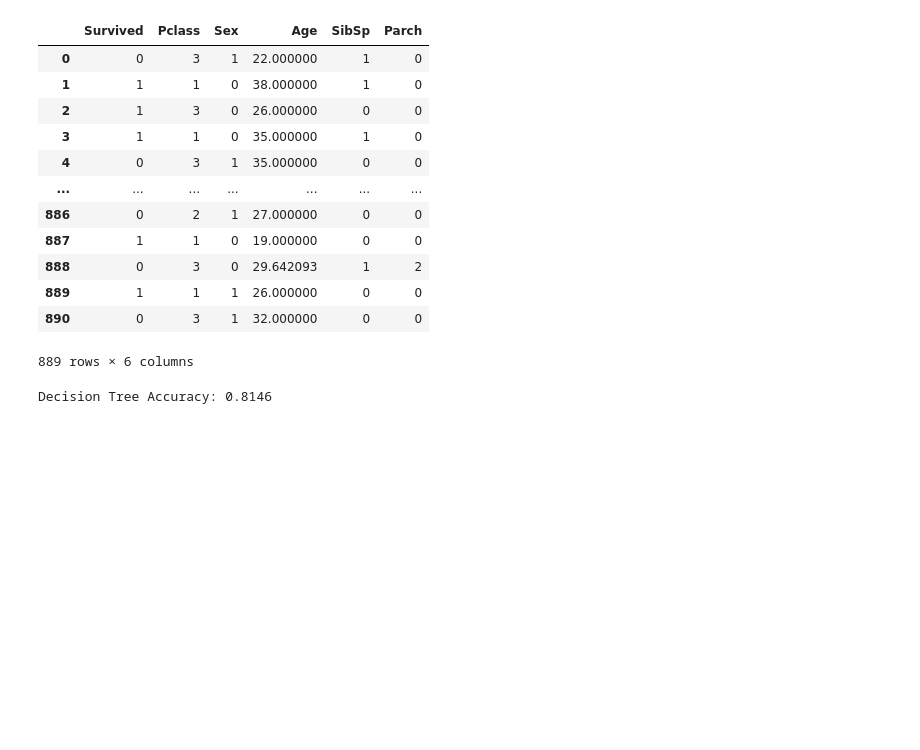
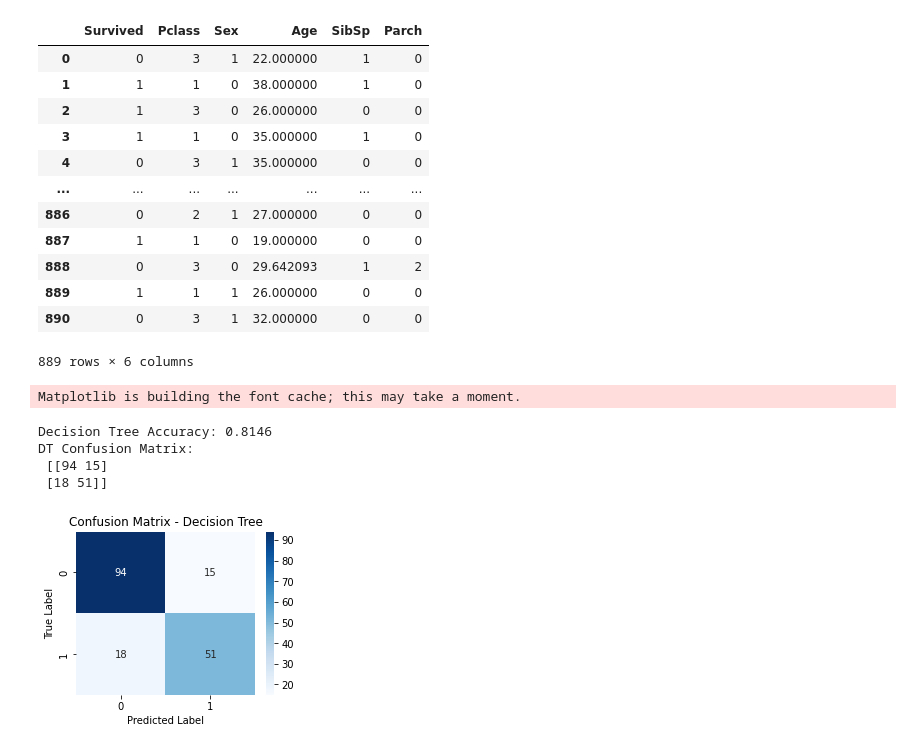
Before and after one commit to jeonghoya/AI-study, a Jupyter notebook: week2/titanic.ipynb, the cells around one changed output. Drawn from its saved outputs; the diff is of its cells as text; code cells hidden in the pictures; blank space fills up the shorter version.

Commit message:
2주차 실습 과제 완료(Confusion Matrix 추가)

```diff
--- a/week2/titanic.ipynb
+++ b/week2/titanic.ipynb
@@ -152,15 +152,37 @@ y = df["Survived"]  # 레이블 (생존 여부)
 
 # 3️⃣ 훈련 데이터와 테스트 데이터로 분할 (8:2 비율)
 X_train, X_test, y_train, y_test = train_test_split(X, y, test_size=0.2, random_state=42)
+# %%
+from sklearn.metrics import confusion_matrix
+import seaborn as sns
+import matplotlib.pyplot as plt
+
+# 📌 Confusion Matrix 시각화 함수
+def plot_confusion_matrix(y_test, y_pred, model_name):
+    cm = confusion_matrix(y_test, y_pred)
+    plt.figure(figsize=(4, 3))
+    sns.heatmap(cm, annot=True, fmt="d", cmap="Blues", xticklabels=["0", "1"], yticklabels=["0", "1"])
+    plt.xlabel("Predicted Label")
+    plt.ylabel("True Label")
+    plt.title(f"Confusion Matrix - {model_name}")
+    plt.show()
+# %% [output]
+Matplotlib is building the font cache; this may take a moment.
 # %%
 # 🎯 (1) Decision Tree
 dt_model = DecisionTreeClassifier()
 dt_model.fit(X_train, y_train)  # 학습
 y_pred_dt = dt_model.predict(X_test)  # 예측
 dt_acc = accuracy_score(y_test, y_pred_dt)  # 정확도 계산
 print(f"Decision Tree Accuracy: {dt_acc:.4f}")
+print("DT Confusion Matrix:\n", confusion_matrix(y_test, y_pred_dt))
+plot_confusion_matrix(y_test, y_pred_dt, "Decision Tree")
 # %% [output]
 Decision Tree Accuracy: 0.8146
+DT Confusion Matrix:
+ [[94 15]
+ [18 51]]
+[figure, added]
 # %%
 # 🎯 (2) Random Forest
 rf_model = RandomForestClassifier()
```
Also changed, not shown: parts of 5 cells of this notebook.
